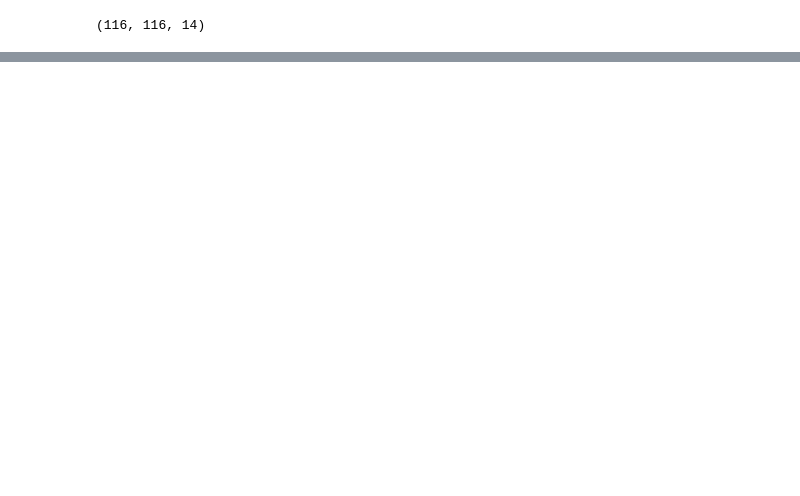
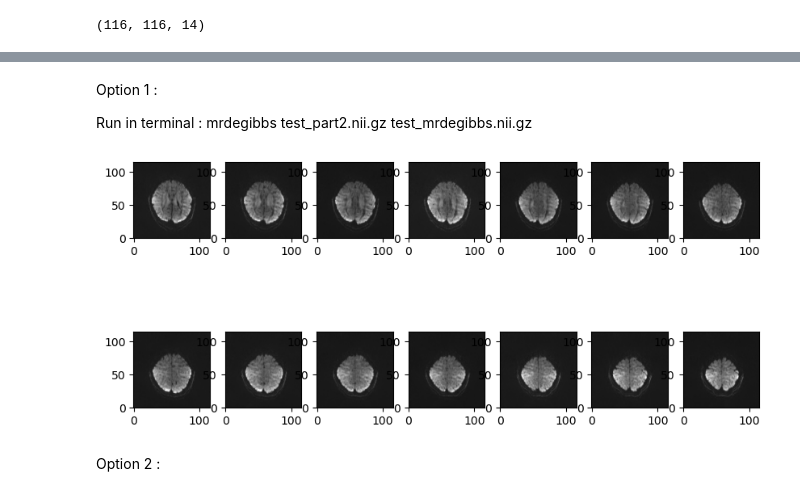
Before and after one commit to jazz031195/preprocessing, a Jupyter notebook: preprocessing_loop.ipynb, the cells around one changed output, grey strips where cells are left out. Cells and saved outputs as stored; diff of their text form; code cells hidden in the pictures; blank space fills up the shorter version.

```diff
--- a/preprocessing_loop.ipynb
+++ b/preprocessing_loop.ipynb
@@ -213,0 +191,15 @@ for i in range(noise.shape[2]):
+# %% [markdown]
+Option 1 :
+
+Run in terminal : mrdegibbs test_part2.nii.gz test_mrdegibbs.nii.gz
+# %%
+file_name = cur_path + "/data/test_mrdegibbs.nii.gz"
+# loading nifti object
+mrdegibbs_dfmri = nib.load(file_name)
+mrdegibbs_dfmri = mrdegibbs_dfmri.get_fdata()
+
+print_volume(mrdegibbs_dfmri)
+# %% [output]
+[figure, added]
+# %% [markdown]
+Option 2 :
```
Also changed, not shown: parts of 13 cells of this notebook.
